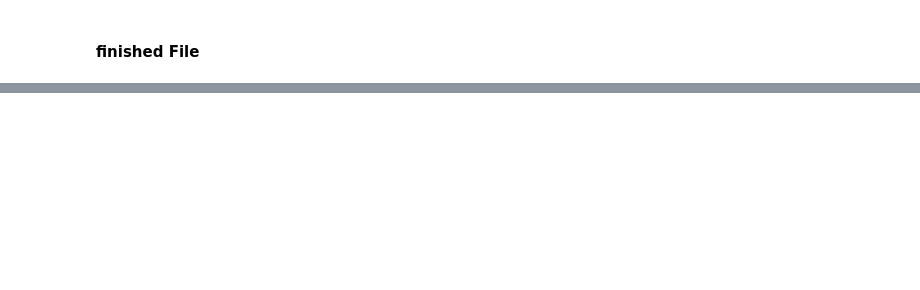
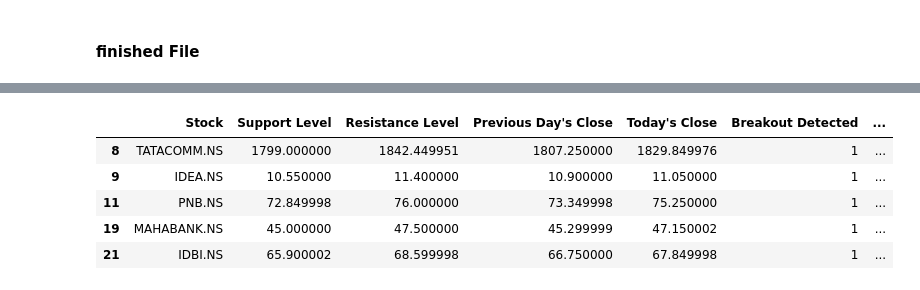
Before and after one commit to tuxlimr/Celery_Preprocessing, a Jupyter notebook: 52WeekHIgh_Low_and_Other_Breakout.ipynb, the cells around one changed output, grey strips where cells are left out. Saved outputs shown, nothing was run; the diff lists cells and outputs as text; code cells hidden in the pictures; blank space fills up the shorter version.

```diff
--- a/52WeekHIgh_Low_and_Other_Breakout.ipynb
+++ b/52WeekHIgh_Low_and_Other_Breakout.ipynb
@@ -507,0 +373,9 @@ df
+# %%
+df.loc[df['Buy Signal'] == 'Sell']
+# %% [output]
+|  | Stock | Support Level | Resistance Level | Previous Day's Close | Today's Close | Breakout Detected | ... |
+| 8 | TATACOMM.NS | 1799.000000 | 1842.449951 | 1807.250000 | 1829.849976 | 1 | ... |
+| 9 | IDEA.NS | 10.550000 | 11.400000 | 10.900000 | 11.050000 | 1 | ... |
+| 11 | PNB.NS | 72.849998 | 76.000000 | 73.349998 | 75.250000 | 1 | ... |
+| 19 | MAHABANK.NS | 45.000000 | 47.500000 | 45.299999 | 47.150002 | 1 | ... |
+| 21 | IDBI.NS | 65.900002 | 68.599998 | 66.750000 | 67.849998 | 1 | ... |
```
Also changed, not shown: parts of 9 cells of this notebook.
